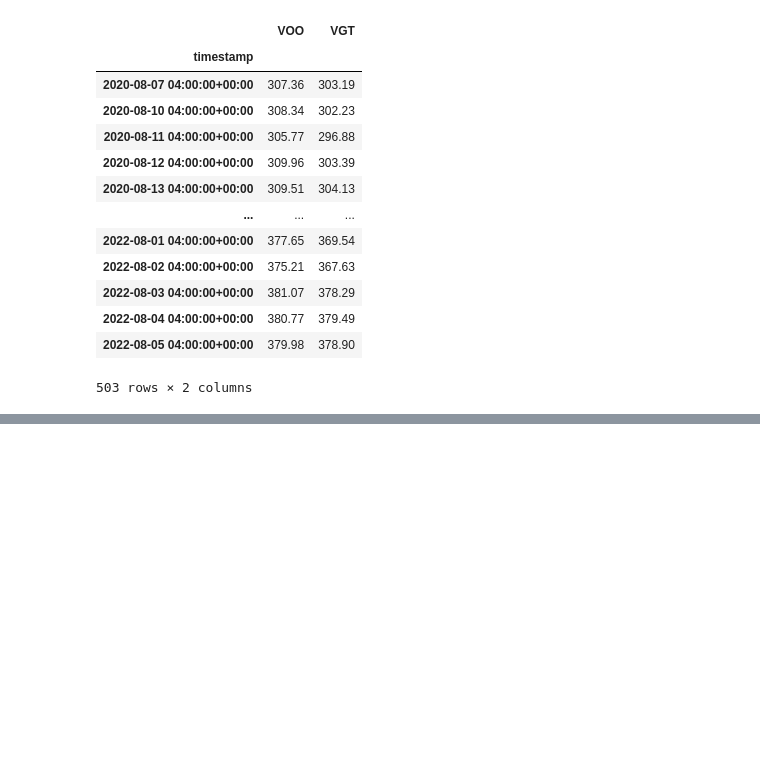
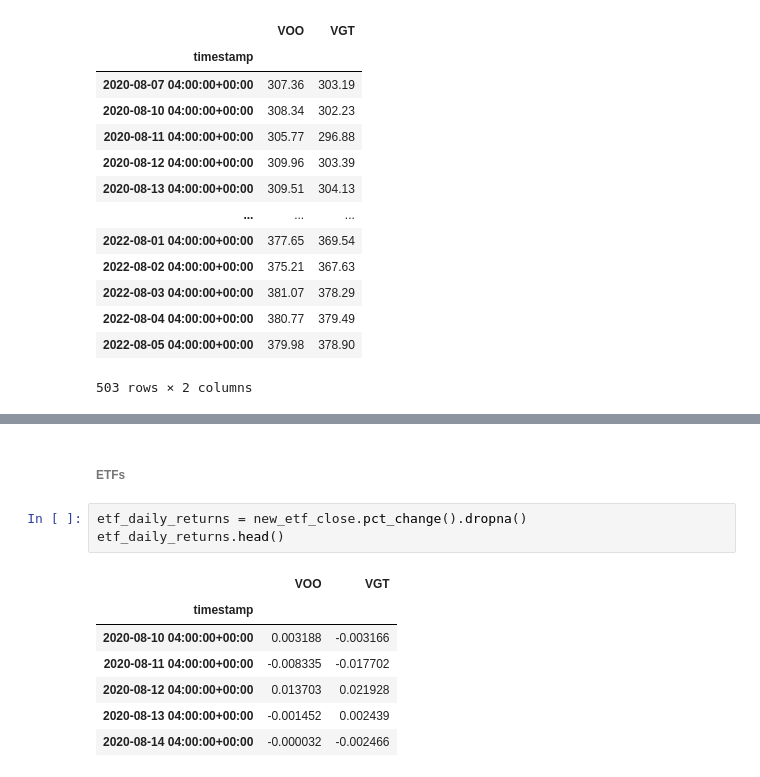
Before and after one commit to briabr/fintech-project1-invetsment-market-analysis, a Jupyter notebook: api.ipynb, the cells around one changed output, grey strips where cells are left out. Cells and saved outputs as stored; diff of their text form; blank space fills up the shorter version.

Commit message:
calculated and plotted daily and cumulative returns

```diff
--- a/api.ipynb
+++ b/api.ipynb
@@ -264,3 +270,16 @@ cumulative_returns.head()
 | 2020-08-12 04:00:00+00:00 | 1.008116 | 1.008190 | 0.998352 | 0.961070 | 0.968149 |
 | 2020-08-13 04:00:00+00:00 | 1.016032 | 1.006695 | 0.997967 | 0.972915 | 0.973402 |
 | 2020-08-14 04:00:00+00:00 | 1.008859 | 1.006815 | 0.993863 | 0.975643 | 0.973178 |
+# %% [markdown]
+###### ETFs
+# %%
+etf_daily_returns = new_etf_close.pct_change().dropna()
+etf_daily_returns.head()
+# %% [output]
+|  | VOO | VGT |
+| timestamp |  |  |
+| 2020-08-10 04:00:00+00:00 | 0.003188 | -0.003166 |
+| 2020-08-11 04:00:00+00:00 | -0.008335 | -0.017702 |
+| 2020-08-12 04:00:00+00:00 | 0.013703 | 0.021928 |
+| 2020-08-13 04:00:00+00:00 | -0.001452 | 0.002439 |
+| 2020-08-14 04:00:00+00:00 | -0.000032 | -0.002466 |
```
Also changed, not shown: parts of 9 cells of this notebook.
